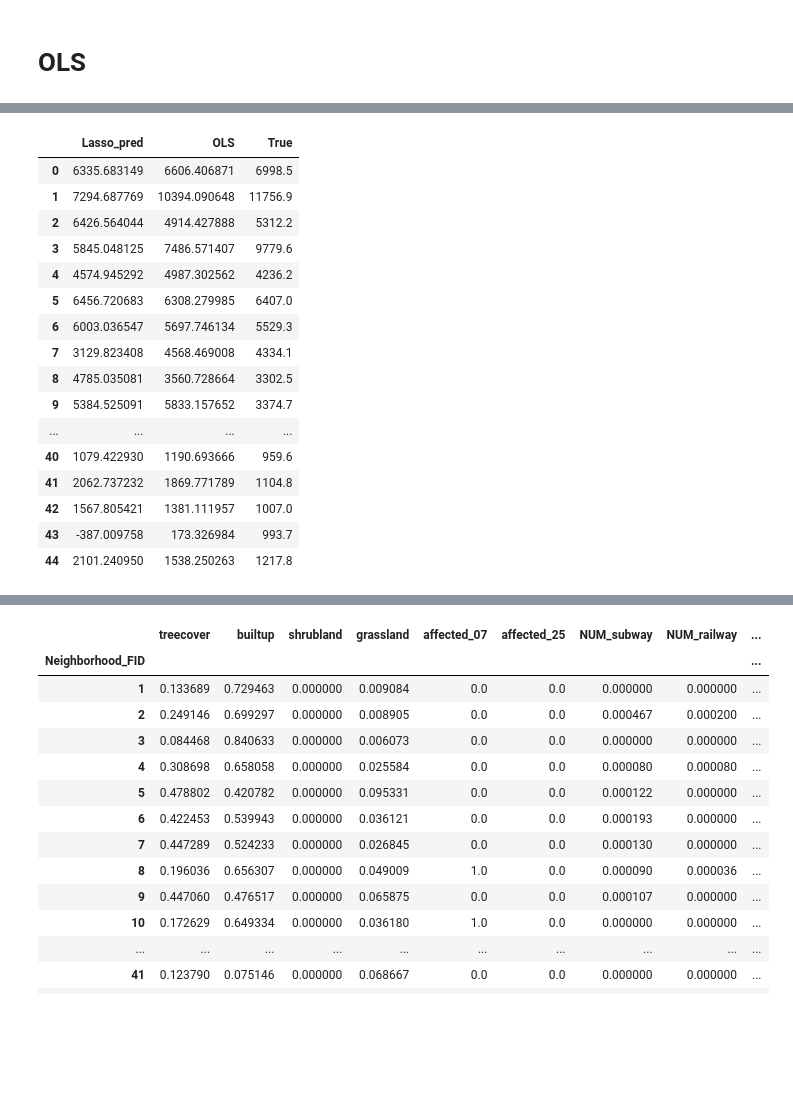
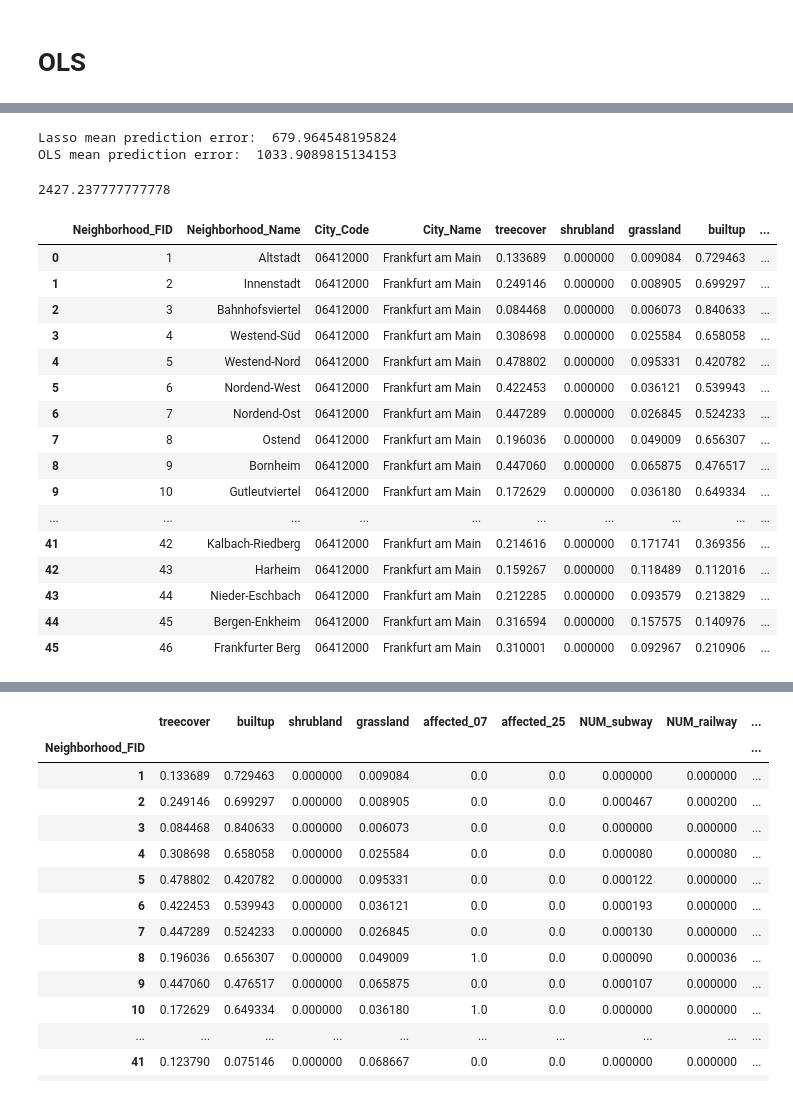
Before and after one commit to Albert-Econ/vier_gewinnt, a Jupyter notebook: scripts.ipynb, the cells around one changed output, grey strips where cells are left out. Cells and saved outputs as stored; diff of their text form; code cells hidden in the pictures; blank space fills up the shorter version.

Commit message:
prediction data for streamlit created

```diff
--- a/scripts.ipynb
+++ b/scripts.ipynb
@@ -30,5 +33,3 @@ socio_data = socio_data.set_index('Neighborhood_FID')
 dist_data = dist_data.set_index('Neighborhood_FID')
 satelite_data = satelite_data.set_index('Neighborhood_FID')
 neighborhoods_frankfurt =neighborhoods_frankfurt.set_index('Neighborhood_FID')
-# %%
-satelite_data = satelite_data.set_index('Neighborhood_FID')
@@ -409,20 +272,30 @@ results_prices['True']= resetindex['Land_Value']
+# %%
+print('Lasso mean prediction error: ',results_prices['err_lasso'].sum()/len(results_prices))
+print('OLS mean prediction error: ',results_prices['err_ols'].sum()/len(results_prices))
+# %% [output]
+Lasso mean prediction error:  679.964548195824
+OLS mean prediction error:  1033.9089815134153
 # %%
-results_prices
+results_prices['True'].mean()
 # %% [output]
-|  | Lasso_pred | OLS | True |
-| 0 | 6335.683149 | 6606.406871 | 6998.5 |
-| 1 | 7294.687769 | 10394.090648 | 11756.9 |
-| 2 | 6426.564044 | 4914.427888 | 5312.2 |
-| 3 | 5845.048125 | 7486.571407 | 9779.6 |
-| 4 | 4574.945292 | 4987.302562 | 4236.2 |
-| 5 | 6456.720683 | 6308.279985 | 6407.0 |
-| 6 | 6003.036547 | 5697.746134 | 5529.3 |
-| 7 | 3129.823408 | 4568.469008 | 4334.1 |
-| 8 | 4785.035081 | 3560.728664 | 3302.5 |
-| 9 | 5384.525091 | 5833.157652 | 3374.7 |
-| ... | ... | ... | ... |
-| 40 | 1079.422930 | 1190.693666 | 959.6 |
-| 41 | 2062.737232 | 1869.771789 | 1104.8 |
-| 42 | 1567.805421 | 1381.111957 | 1007.0 |
-| 43 | -387.009758 | 173.326984 | 993.7 |
-| 44 | 2101.240950 | 1538.250263 | 1217.8 |
+2427.237777777778
+# %%
+satelite_data.reset_index()
+# %% [output]
+|  | Neighborhood_FID | Neighborhood_Name | City_Code | City_Name | treecover | shrubland | grassland | builtup | ... |
+| 0 | 1 | Altstadt | 06412000 | Frankfurt am Main | 0.133689 | 0.000000 | 0.009084 | 0.729463 | ... |
+| 1 | 2 | Innenstadt | 06412000 | Frankfurt am Main | 0.249146 | 0.000000 | 0.008905 | 0.699297 | ... |
+| 2 | 3 | Bahnhofsviertel | 06412000 | Frankfurt am Main | 0.084468 | 0.000000 | 0.006073 | 0.840633 | ... |
+| 3 | 4 | Westend-Süd | 06412000 | Frankfurt am Main | 0.308698 | 0.000000 | 0.025584 | 0.658058 | ... |
+| 4 | 5 | Westend-Nord | 06412000 | Frankfurt am Main | 0.478802 | 0.000000 | 0.095331 | 0.420782 | ... |
+| 5 | 6 | Nordend-West | 06412000 | Frankfurt am Main | 0.422453 | 0.000000 | 0.036121 | 0.539943 | ... |
+| 6 | 7 | Nordend-Ost | 06412000 | Frankfurt am Main | 0.447289 | 0.000000 | 0.026845 | 0.524233 | ... |
+| 7 | 8 | Ostend | 06412000 | Frankfurt am Main | 0.196036 | 0.000000 | 0.049009 | 0.656307 | ... |
+| 8 | 9 | Bornheim | 06412000 | Frankfurt am Main | 0.447060 | 0.000000 | 0.065875 | 0.476517 | ... |
+| 9 | 10 | Gutleutviertel | 06412000 | Frankfurt am Main | 0.172629 | 0.000000 | 0.036180 | 0.649334 | ... |
+| ... | ... | ... | ... | ... | ... | ... | ... | ... | ... |
+| 41 | 42 | Kalbach-Riedberg | 06412000 | Frankfurt am Main | 0.214616 | 0.000000 | 0.171741 | 0.369356 | ... |
+| 42 | 43 | Harheim | 06412000 | Frankfurt am Main | 0.159267 | 0.000000 | 0.118489 | 0.112016 | ... |
+| 43 | 44 | Nieder-Eschbach | 06412000 | Frankfurt am Main | 0.212285 | 0.000000 | 0.093579 | 0.213829 | ... |
+| 44 | 45 | Bergen-Enkheim | 06412000 | Frankfurt am Main | 0.316594 | 0.000000 | 0.157575 | 0.140976 | ... |
+| 45 | 46 | Frankfurter Berg | 06412000 | Frankfurt am Main | 0.310001 | 0.000000 | 0.092967 | 0.210906 | ... |
```
Also changed, not shown: parts of 40 cells of this notebook, 7 other files.
